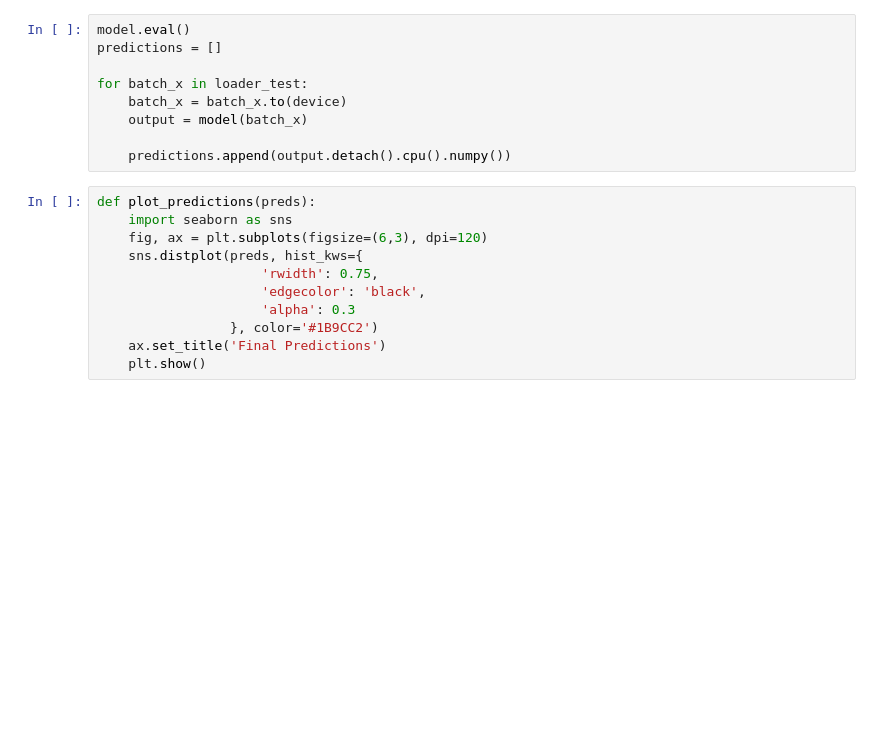
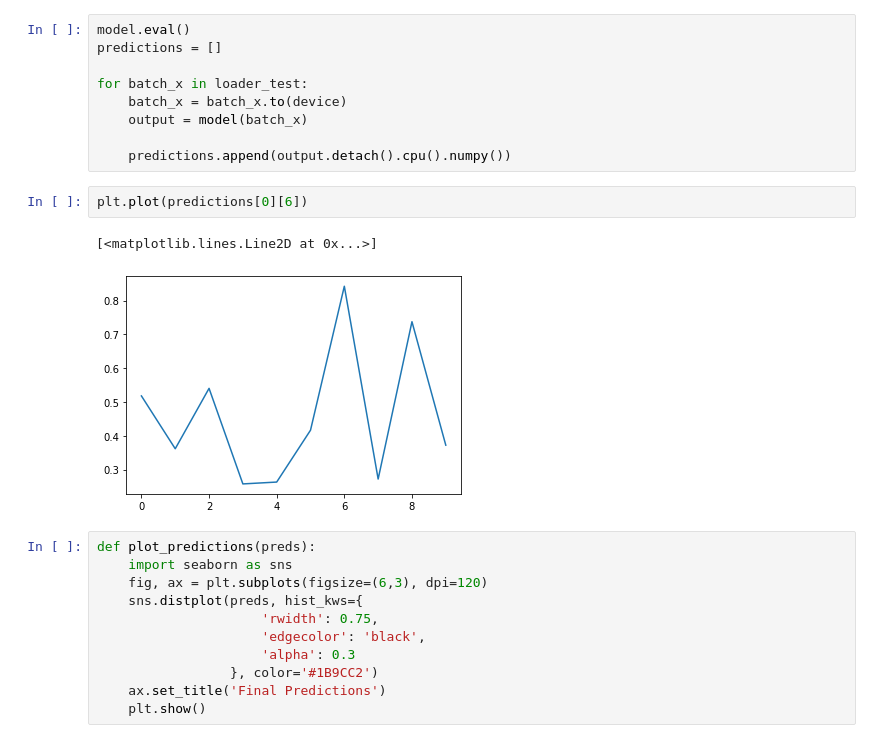
Before and after one commit to ivanvoid/isic_classifier, a Jupyter notebook: EffisientNet_clf.ipynb, the cells around one changed output. Cells and saved outputs as stored; diff of their text form; blank space fills up the shorter version.

```diff
--- a/EffisientNet_clf.ipynb
+++ b/EffisientNet_clf.ipynb
@@ -220,6 +237,11 @@ for batch_x in loader_test:
     output = model(batch_x)
 
     predictions.append(output.detach().cpu().numpy())
+# %%
+plt.plot(predictions[0][6])
+# %% [output]
+[<matplotlib.lines.Line2D at 0x...>]
+[figure, added]
 # %%
 def plot_predictions(preds):
     import seaborn as sns
```
Also changed, not shown: parts of 5 cells of this notebook.
